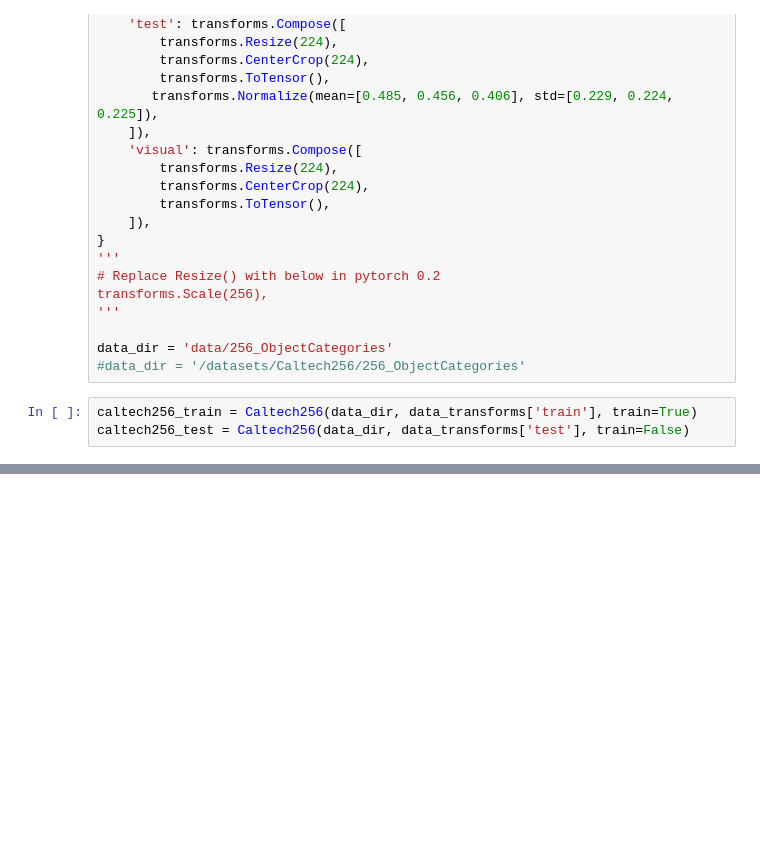
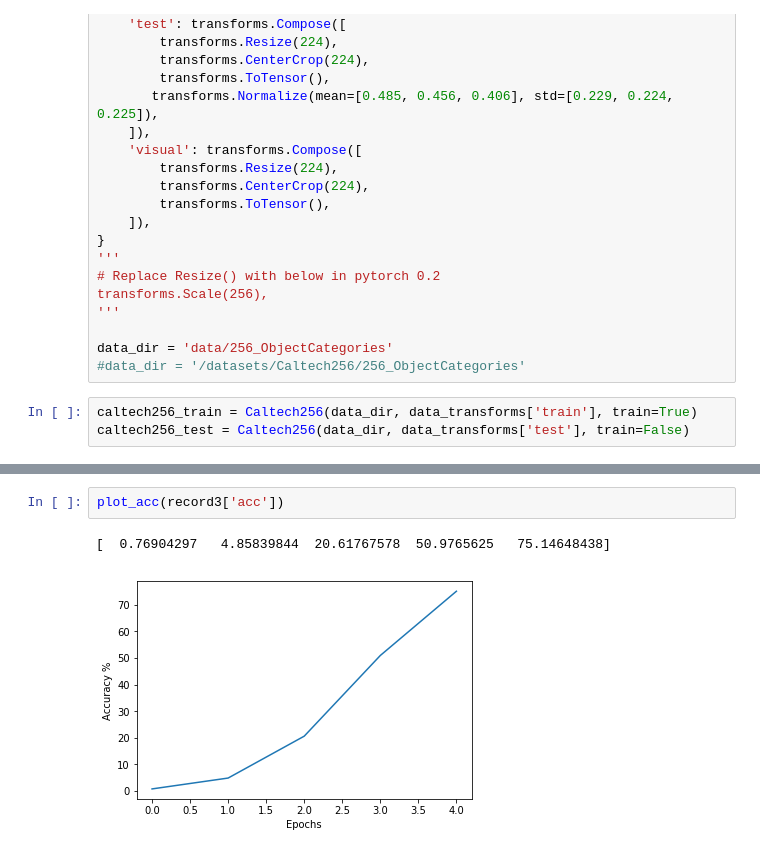
Before and after one commit to Fnjn/UCSD-CSE-253, a Jupyter notebook: hw3/feature_extraction.ipynb, the cells around one changed output, grey strips where cells are left out. Saved outputs shown, nothing was run; the diff lists cells and outputs as text; blank space fills up the shorter version.

```diff
--- a/hw3/feature_extraction.ipynb
+++ b/hw3/feature_extraction.ipynb
@@ -87,0 +140,5 @@ each_class_accuracy(vgg_fe4, caltech256_test)
+# %%
+plot_acc(record3['acc'])
+# %% [output]
+[  0.76904297   4.85839844  20.61767578  50.9765625   75.14648438]
+[figure, added]
```
Also changed, not shown: parts of 12 cells of this notebook, 5 other files.
